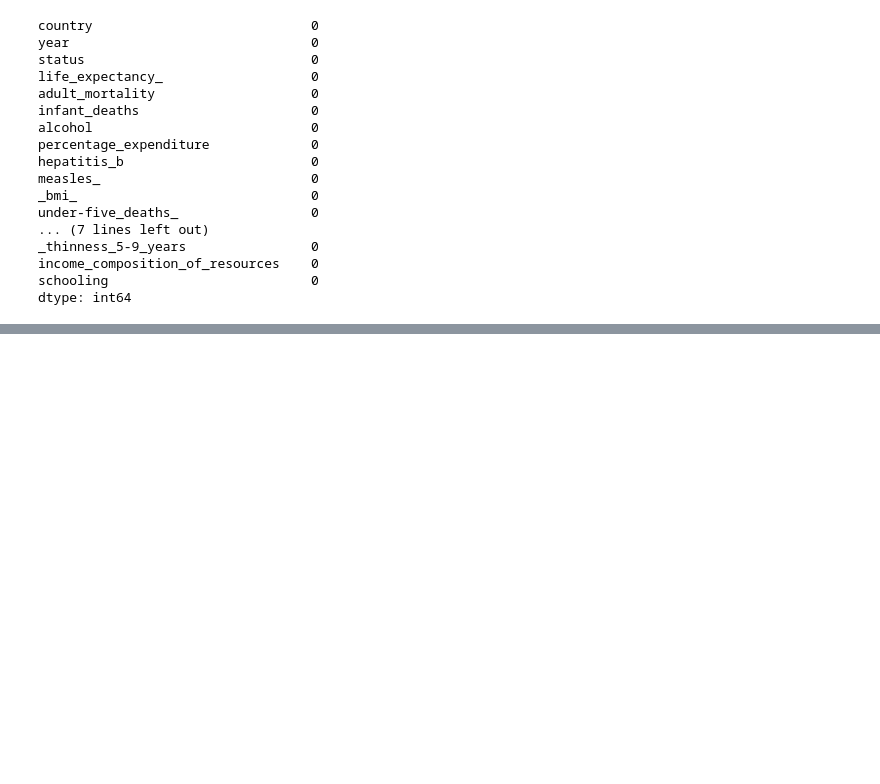
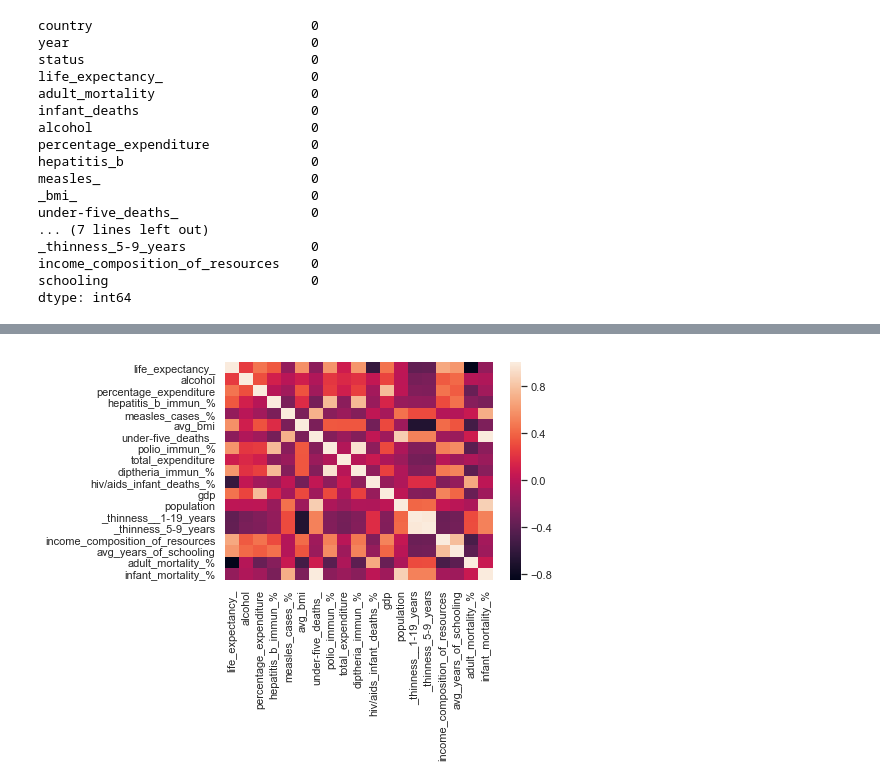
Before and after one commit to SteeleAlloy/thinkful_assignments, a Jupyter notebook: sl_model_preparation.ipynb, the cells around one changed output, grey strips where cells are left out. Cells and saved outputs as stored; diff of their text form; code cells hidden in the pictures; blank space fills up the shorter version.

```diff
--- a/sl_model_preparation.ipynb
+++ b/sl_model_preparation.ipynb
@@ -1209,0 +1076,13 @@ NOTE: This will be updated once I figure out what the best way to deal with my o
+# %%
+# Creating a new temp df to pull the developing status countries' data
+developing_df = (df_1.loc[df_1['status'] == 'Developing'])
+# %%
+# Creating final df for developing countries flattened down by mean
+developing1_df =developing.groupby(developing_df['country']).mean()[['life_expectancy_', 'adult_mortality',
+       'infant_deaths', 'alcohol', 'percentage_expenditure',
+       'hepatitis_b_immun_%', 'measles_cases_%', 'avg_bmi',
+       'under-five_deaths_', 'polio_immun_%', 'total_expenditure',
+       'diptheria_immun_%', 'hiv/aids_infant_deaths_%', 'gdp', 'population',
+       '_thinness__1-19_years', '_thinness_5-9_years',
+       'income_composition_of_resources', 'avg_years_of_schooling',
+       'adult_mortality_%', 'infant_mortality_%']]
@@ -1209,0 +1141,4 @@ NOTE: This will be updated once I figure out what the best way to deal with my o
+# %%
+sns.heatmap(developing1_df.corr());
+# %% [output]
+[figure, added]
```
Also changed, not shown: parts of 37 cells of this notebook.
